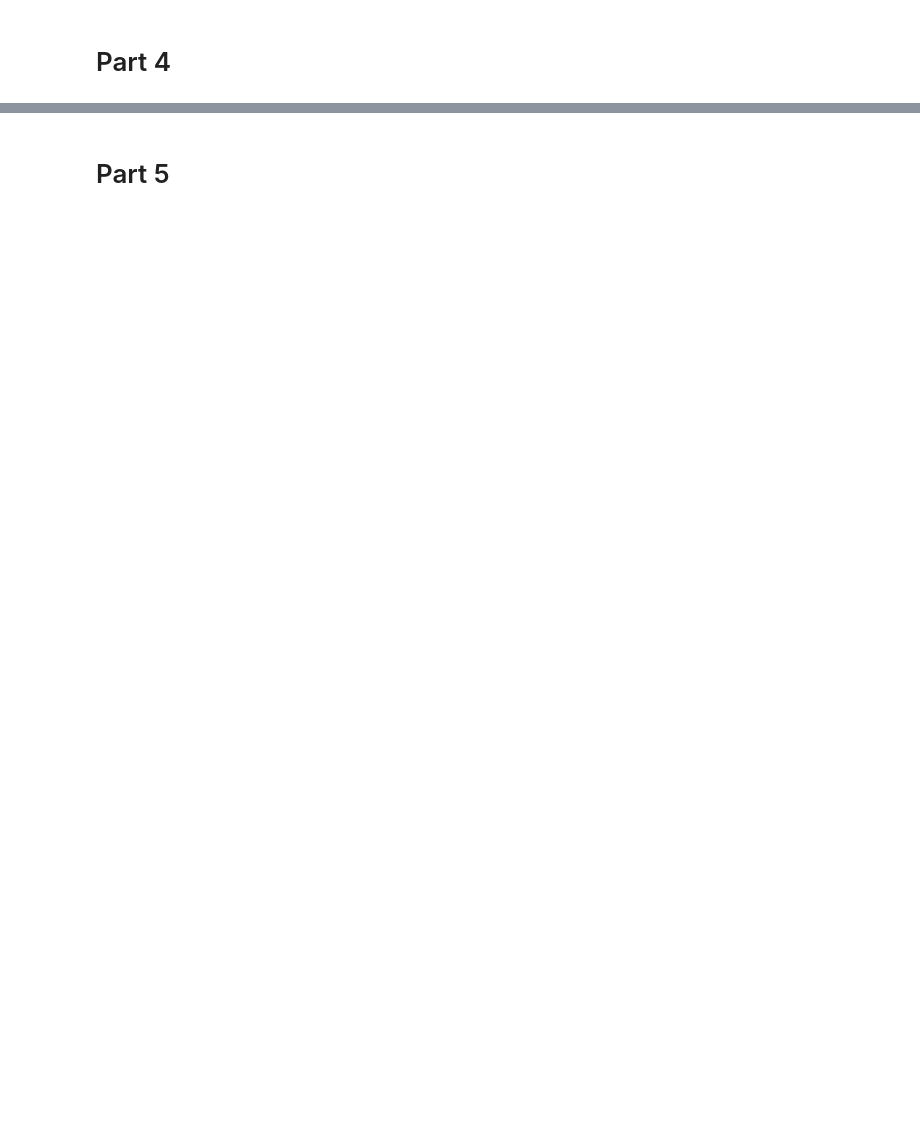
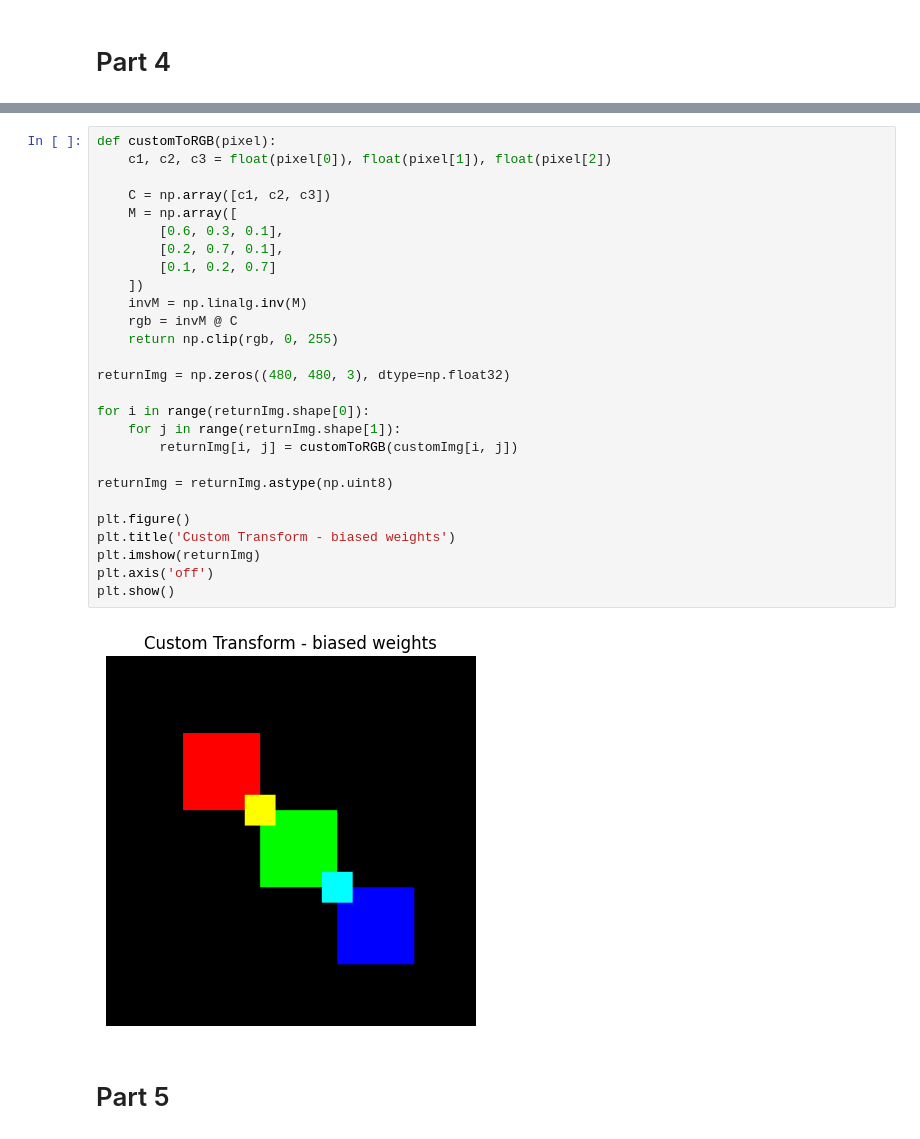
Before and after one commit to sjk7876/CSCI-631, a Jupyter notebook: P1_Spencer_Kurtz/project1.ipynb, the cells around one changed output, grey strips where cells are left out. Drawn from its saved outputs; the diff is of its cells as text; blank space fills up the shorter version.

```diff
--- a/P1_Spencer_Kurtz/project1.ipynb
+++ b/P1_Spencer_Kurtz/project1.ipynb
@@ -256,3 +326,32 @@ plt.show()
+# %%
+def customToRGB(pixel):
+    c1, c2, c3 = float(pixel[0]), float(pixel[1]), float(pixel[2])
+
+    C = np.array([c1, c2, c3])
+    M = np.array([
+        [0.6, 0.3, 0.1],
+        [0.2, 0.7, 0.1],
+        [0.1, 0.2, 0.7]
+    ])
+    invM = np.linalg.inv(M)
+    rgb = invM @ C
+    return np.clip(rgb, 0, 255)
+
+returnImg = np.zeros((480, 480, 3), dtype=np.float32)
+
+for i in range(returnImg.shape[0]):
+    for j in range(returnImg.shape[1]):
+        returnImg[i, j] = customToRGB(customImg[i, j])
+
+returnImg = returnImg.astype(np.uint8)
+
+plt.figure()
+plt.title('Custom Transform - biased weights')
+plt.imshow(returnImg)
+plt.axis('off')
+plt.show()
+# %% [output]
+[figure, added]
 # %% [markdown]
 # Part 5
 # %%
```
Also changed, not shown: parts of 9 cells of this notebook, 2 other files.
